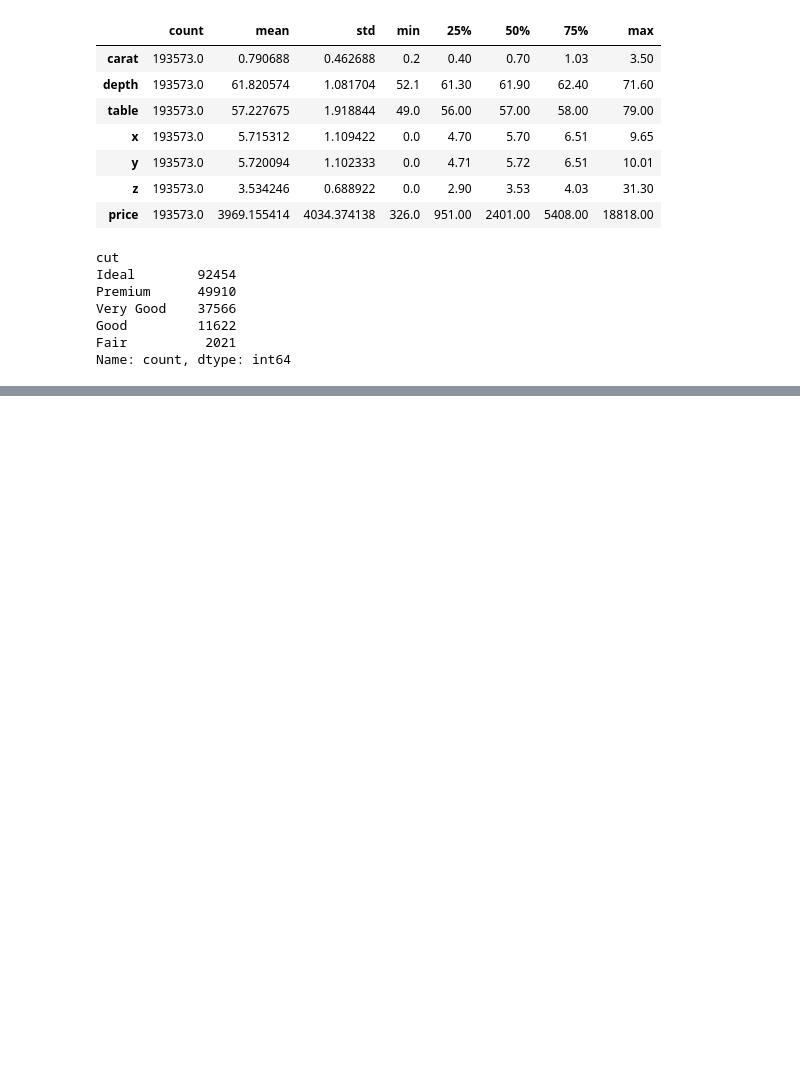
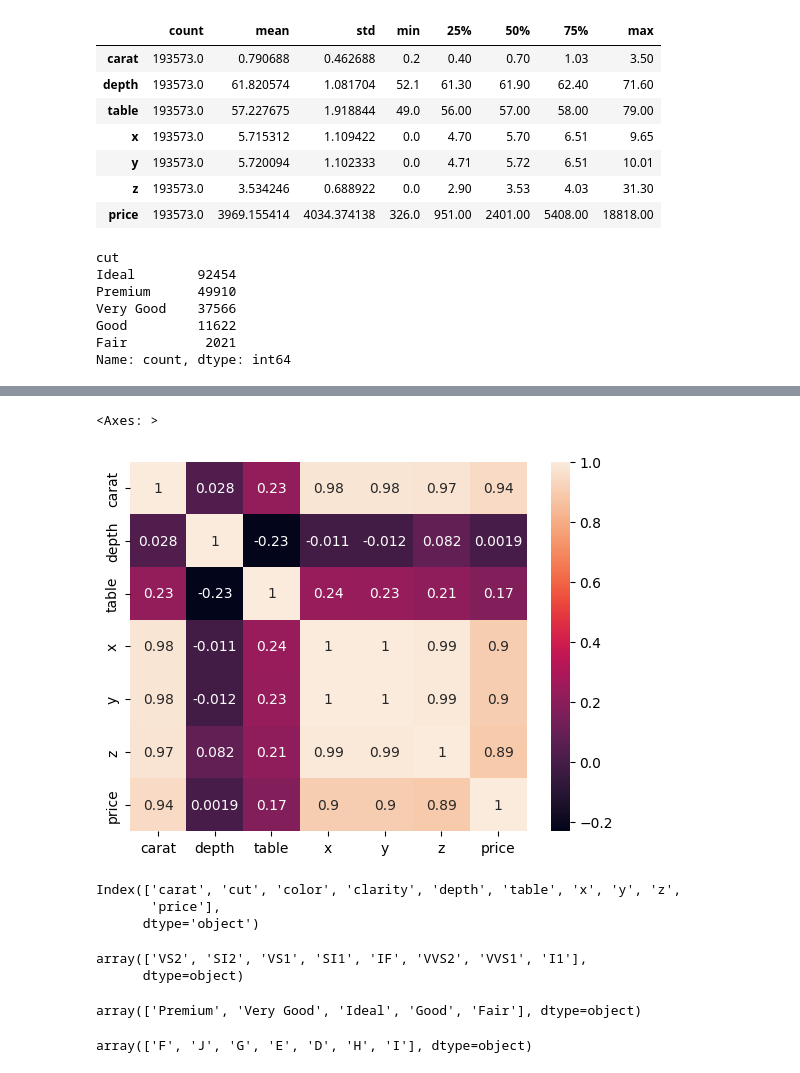
Before and after one commit to deepika768/FSDA_endtoend, a Jupyter notebook: notebooks/research.ipynb, the cells around one changed output, grey strips where cells are left out. Saved outputs shown, nothing was run; the diff lists cells and outputs as text; code cells hidden in the pictures; blank space fills up the shorter version.

```diff
--- a/notebooks/research.ipynb
+++ b/notebooks/research.ipynb
@@ -156,0 +185,5 @@ Name: count, dtype: int64
+# %%
+sns.heatmap(data[numerical_col].corr(),annot=True)
+# %% [output]
+<Axes: >
+[figure, added]
@@ -156,0 +192,21 @@ Name: count, dtype: int64
+# %%
+data.columns
+# %% [output]
+Index(['carat', 'cut', 'color', 'clarity', 'depth', 'table', 'x', 'y', 'z',
+       'price'],
+      dtype='object')
+# %%
+#encoding
+
+data["clarity"].unique()
+# %% [output]
+array(['VS2', 'SI2', 'VS1', 'SI1', 'IF', 'VVS2', 'VVS1', 'I1'],
+      dtype=object)
+# %%
+data["cut"].unique()
+# %% [output]
+array(['Premium', 'Very Good', 'Ideal', 'Good', 'Fair'], dtype=object)
+# %%
+data["color"].unique()
+# %% [output]
+array(['F', 'J', 'G', 'E', 'D', 'H', 'I'], dtype=object)
```
Also changed, not shown: parts of 6 cells of this notebook, 2 other files.
